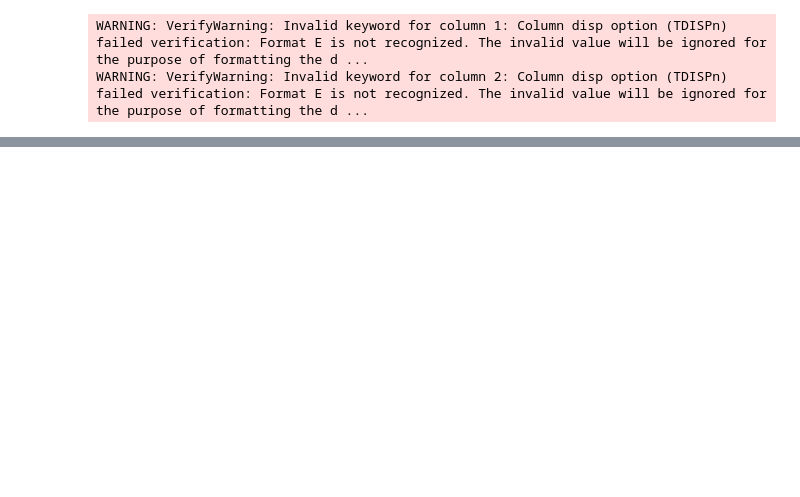
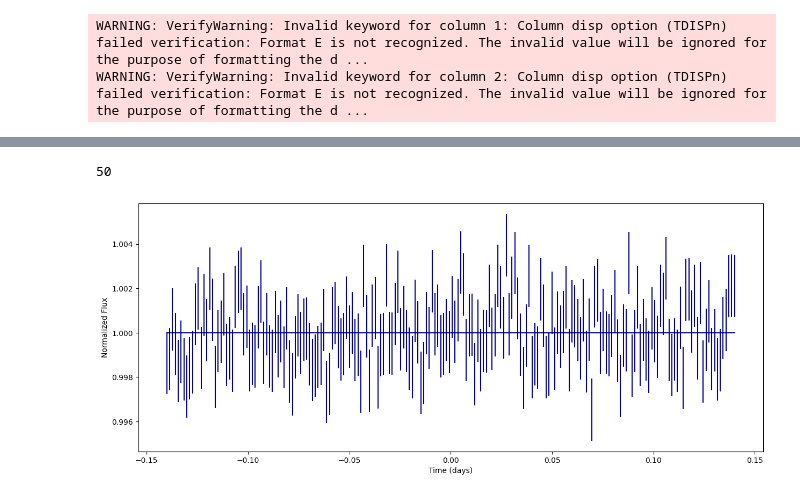
Before and after one commit to lorlo9999/MasterThesis, a Jupyter notebook: phase_curve.ipynb, the cells around one changed output, grey strips where cells are left out. Drawn from its saved outputs; the diff is of its cells as text; code cells hidden in the pictures; blank space fills up the shorter version.

```diff
--- a/phase_curve.ipynb
+++ b/phase_curve.ipynb
@@ -201,0 +230,2 @@ ctribs = [[AbsorptionContribution(), RayleighContribution(), CIAContribution(cia
+# %%
+o = hs.model()
@@ -201,0 +252,36 @@ ctribs = [[AbsorptionContribution(), RayleighContribution(), CIAContribution(cia
+# %%
+ariel = pd.read_csv(f'./ARIEL/arielrad_{name}/tier2.csv', skiprows=6)
+fb_ariel = FluxBinner(ariel['Wavelength [um]'], ariel['Bandwidth [um]'])
+wave = ariel['Wavelength [um]'].values
+band = ariel['Bandwidth [um]'].values
+error_w_floor = ariel['Noise on Transit Floor [ppm]'].values*1e-6
+error_w_hour = ariel['Total Noise [ppm]'].values*1e-6/np.sqrt(1)
+
+flux = np.zeros((len(hs._orbitals), len(wave)))
+fb2 = FluxBinner(wave)
+for i, orb in enumerate(hs._orbitals):
+    _, flux[i, :], _, _ = fb2.bindown(10000/hs.wls[0][::-1],np.array(o[1])[::-1,i])
+# %%
+dtsampled = np.mean(hs._orbitals[1:] - hs._orbitals[:-1])*24
+dh = error_w_hour / np.sqrt(dtsampled)
+# %%
+plt.figure(figsize=(15,6))
+Nphases = int(len(np.array(o[1])[:,0])/2)
+from matplotlib.pyplot import cm
+c = cm.jet(np.linspace(1, 0, len(wave)))
+
+wl = [7]
+for i, w in enumerate(wl):
+    idx = (np.abs(wave - w)).argmin()
+    print(idx)
+    plt.plot(hs._orbitals, flux[:, idx], color=c[idx])
+    rand = np.random.normal(flux[:, idx], dh[idx])
+    plt.plot((hs._orbitals,hs._orbitals), (rand-dh[idx],rand+dh[idx]),'-', color=c[idx])
+
+plt.xlabel('Time (days)')
+plt.ylabel('Normalized Flux')
+
+plt.show()
+# %% [output]
+50
+[figure, added]
```
Also changed, not shown: parts of 10 cells of this notebook, 1 other file.
